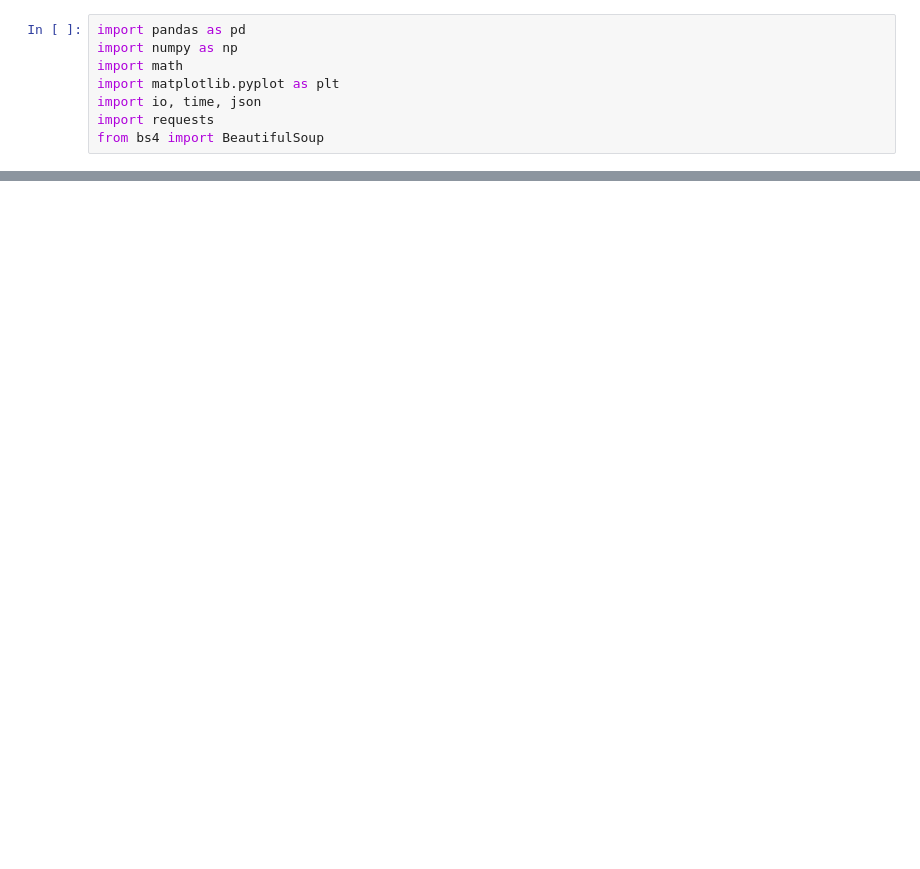
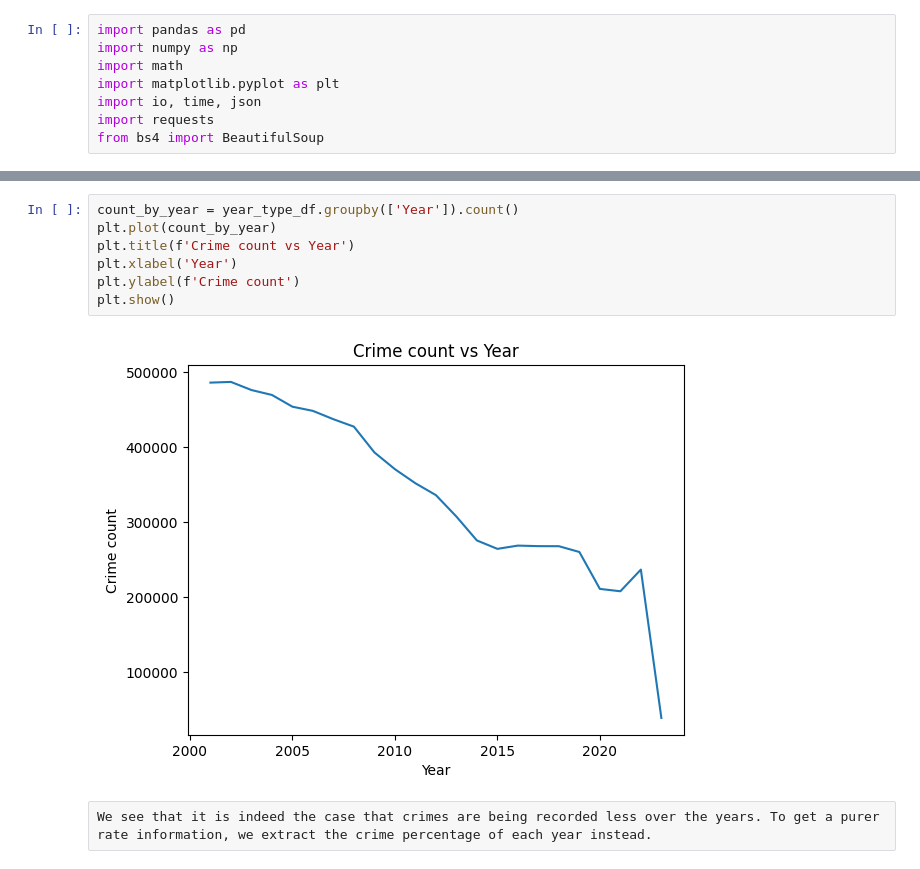
Before and after one commit to CS418/group-project-data-diver, a Jupyter notebook: Main Notebook/Data_Driver_Main_Criminal_Relation_on_GDP.ipynb, the cells around one changed output, grey strips where cells are left out. Saved outputs shown, nothing was run; the diff lists cells and outputs as text; blank space fills up the shorter version.

```diff
--- a/Main Notebook/Data_Driver_Main_Criminal_Relation_on_GDP.ipynb
+++ b/Main Notebook/Data_Driver_Main_Criminal_Relation_on_GDP.ipynb
@@ -265,0 +309,11 @@ HARBOR FRWY STATION (NOT LINE SPECIFIC)            1   0.000147
+# %%
+count_by_year = year_type_df.groupby(['Year']).count()
+plt.plot(count_by_year)
+plt.title(f'Crime count vs Year')
+plt.xlabel('Year')
+plt.ylabel(f'Crime count')
+plt.show()
+# %% [output]
+[figure, added]
+# %% [raw]
+We see that it is indeed the case that crimes are being recorded less over the years. To get a purer rate information, we extract the crime percentage of each year instead.
```
Also changed, not shown: parts of 37 cells of this notebook, 2 other files.
